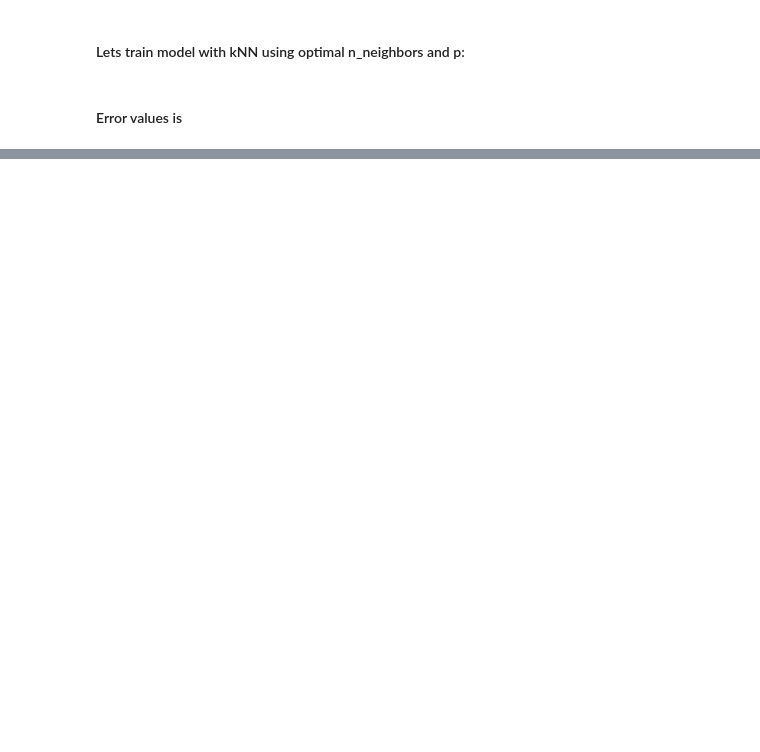
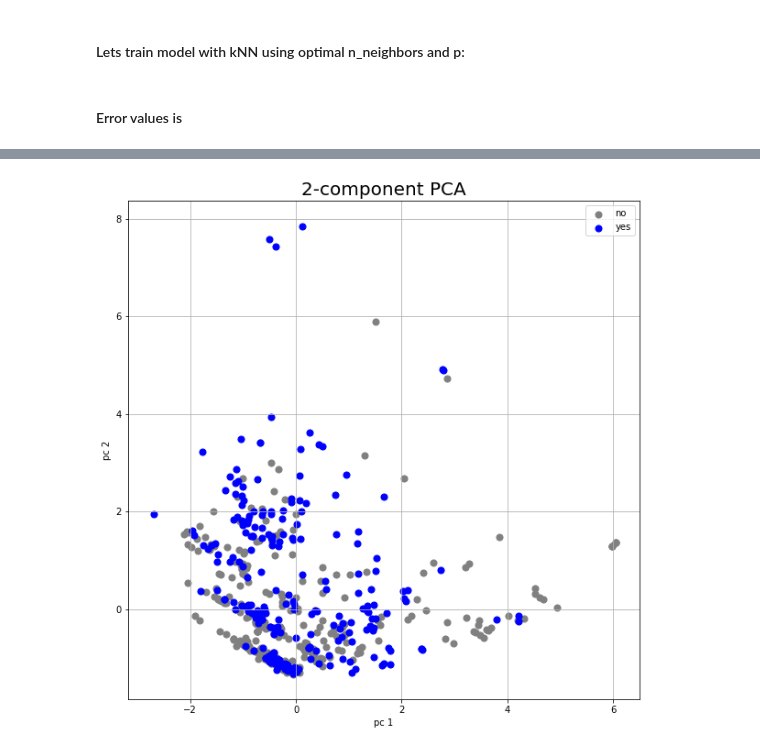
Before and after one commit to xnd-r/ML_course, a Jupyter notebook: Titanic.ipynb, the cells around one changed output, grey strips where cells are left out. Saved outputs shown, nothing was run; the diff lists cells and outputs as text; code cells hidden in the pictures; blank space fills up the shorter version.

```diff
--- a/Titanic.ipynb
+++ b/Titanic.ipynb
@@ -317,0 +290,6 @@ print(err_train, err_test)
+# %%
+from sklearn.decomposition import PCA
+pca = PCA(n_components=2)
+pc_2 = pca.fit_transform(X_train)
+pdf = pd.DataFrame(data = pc_2, columns = ['pc 1', 'pc 2'])
+pdf
@@ -317,0 +310,3 @@ print(err_train, err_test)
+# %%
+res = pd.concat([pdf, pd.DataFrame(data = np.array(y_train), columns = ['y'])], axis = 1)
+res
@@ -317,0 +327,15 @@ print(err_train, err_test)
+# %%
+fig = plt.figure(figsize = (10,10))
+ax = fig.add_subplot(1,1,1)
+ax.set_xlabel('pc 1', fontsize = 10)
+ax.set_ylabel('pc 2', fontsize = 10)
+ax.set_title('2-component PCA', fontsize = 20)
+targets = [0, 1]
+colors = ['gray', 'blue']
+for target, color in zip(targets,colors):
+    ipc = res['y'] == target
+    ax.scatter(res.loc[ipc, 'pc 1'], res.loc[ipc, 'pc 2'], c = color, s = 50)
+ax.legend(['no', 'yes'])
+ax.grid()
+# %% [output]
+[figure, added]
```
Also changed, not shown: parts of 21 cells of this notebook, 1 other file.
